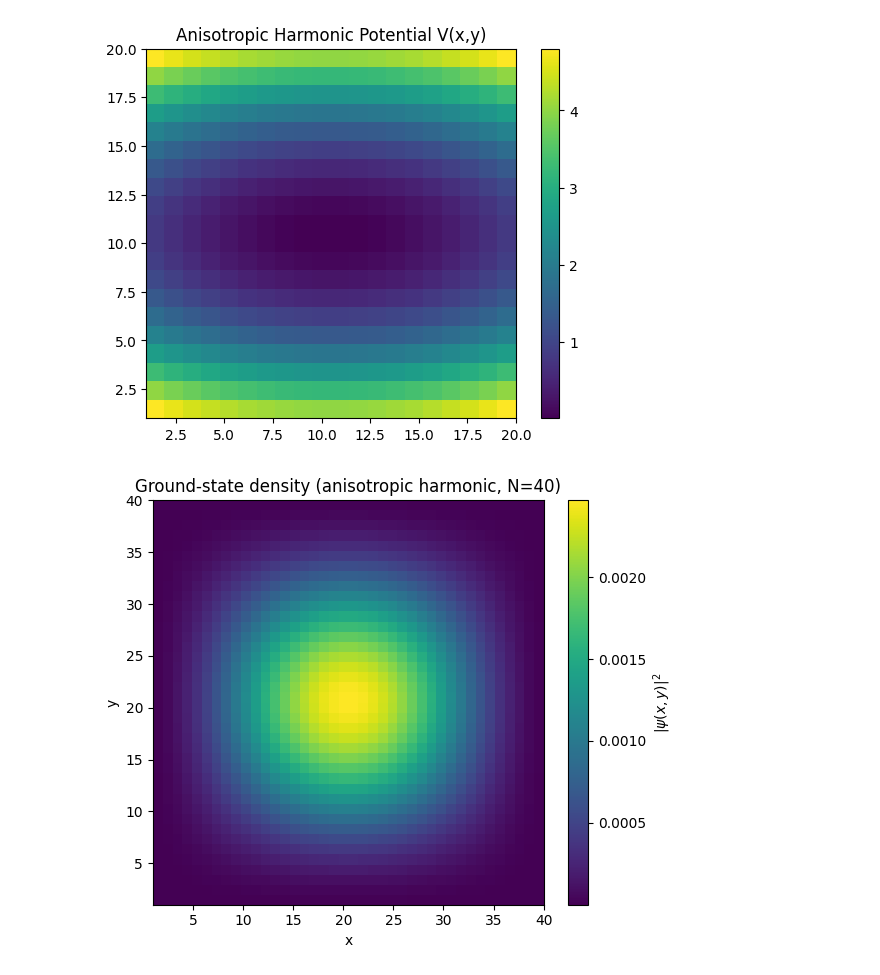
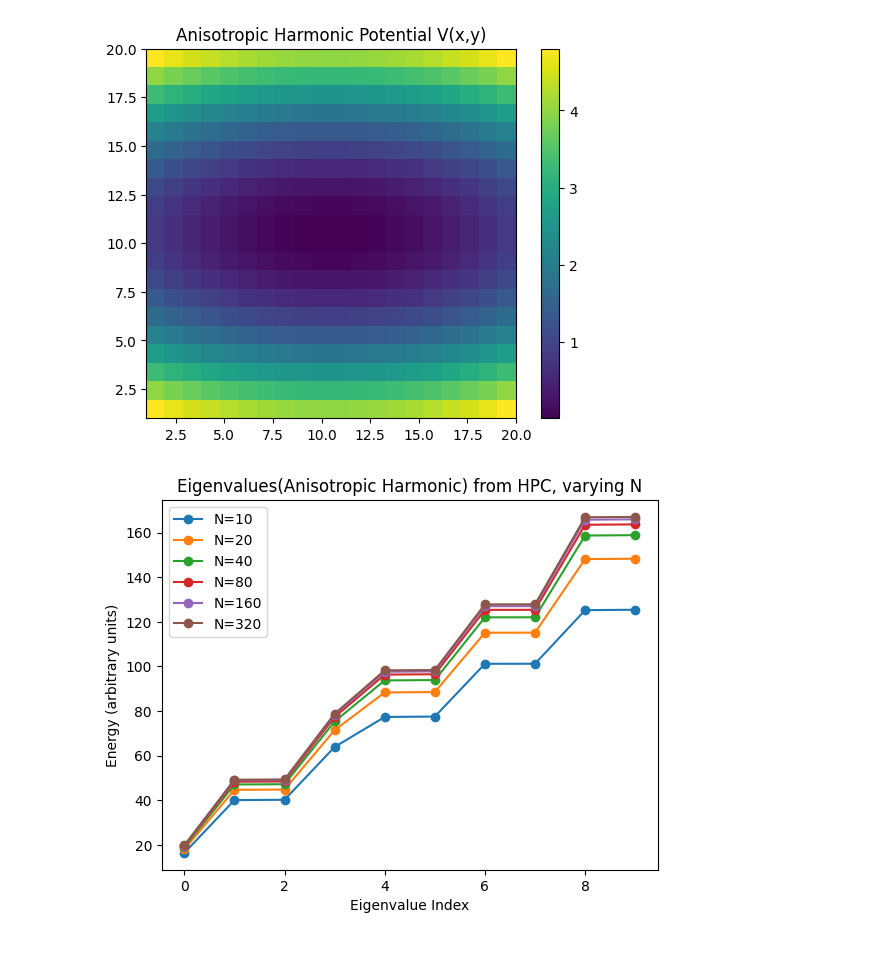
Before and after one commit to desaiamogh31/utd-hpc-course-repo, a Jupyter notebook: hw2/src/analysis.ipynb, the cells around one changed output. Drawn from its saved outputs; the diff is of its cells as text; code cells hidden in the pictures.

Commit message:
feat: Visualization for anisotropic harmonic potnetial

```diff
--- a/hw2/src/analysis.ipynb
+++ b/hw2/src/analysis.ipynb
@@ -167,7 +169,7 @@ import matplotlib.pyplot as plt
 import eigen
 
 # Parameters
-N = 40
+N = 160
 potential = "anisotropic harmonic"
 n_eigs = 3  # compute at least the ground state
 
@@ -189,5 +191,26 @@ plt.tight_layout()
 plt.show()
 
 #print("Lowest eigenvalues:", vals)
-# %% [output]
-[figure, removed]
+# %%
+#Convergence for anisotropic harmonic potential
+import numpy as np
+import matplotlib.pyplot as plt
+#Define the directory where your data files are located
+data_dir = "/Users/a.n.d./Documents/UTD/Coursework/HPC/Assignments/HW2/results_local"
+
+N = [10, 20, 40, 80, 160, 320] # Adjust as needed (use the largest N you ran on HPC)
+
+#To visualize the eigenvalues for different N values, we can plot them on the same graph for comparison.
+for n in N:
+    data = np.loadtxt(f'{data_dir}/eigs_N{n}_anisotropic_harmonic.txt')
+    plt.plot(data, 'o-', label=f'N={n}')
+
+plt.xlabel('Eigenvalue Index')
+plt.ylabel('Energy (arbitrary units)')
+plt.title(f'Eigenvalues(Anisotropic Harmonic) from HPC, varying N')
+plt.legend()
+plt.savefig(f"{data_dir}/eigenvalues_N_anisotropic_harmonic.png")
+plt.show()
+plt.close()
+# %% [output]
+[figure, added]
```
Also changed, not shown: parts of 3 cells of this notebook, 1 other file.
